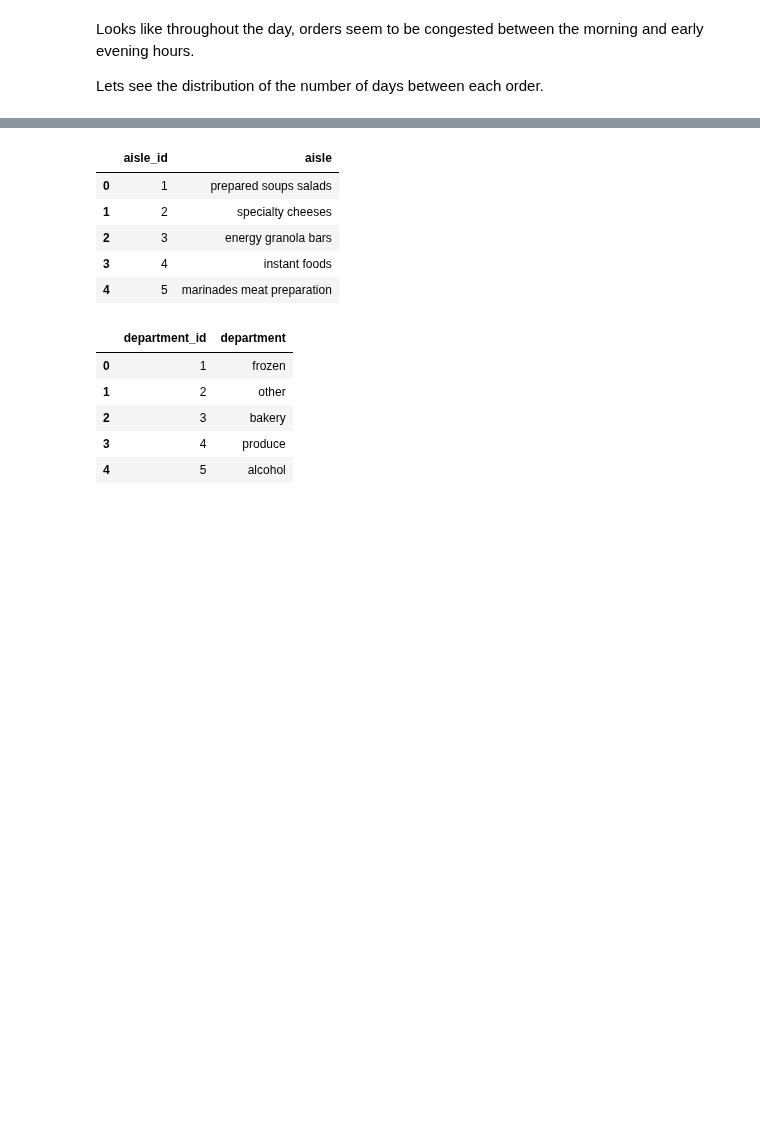
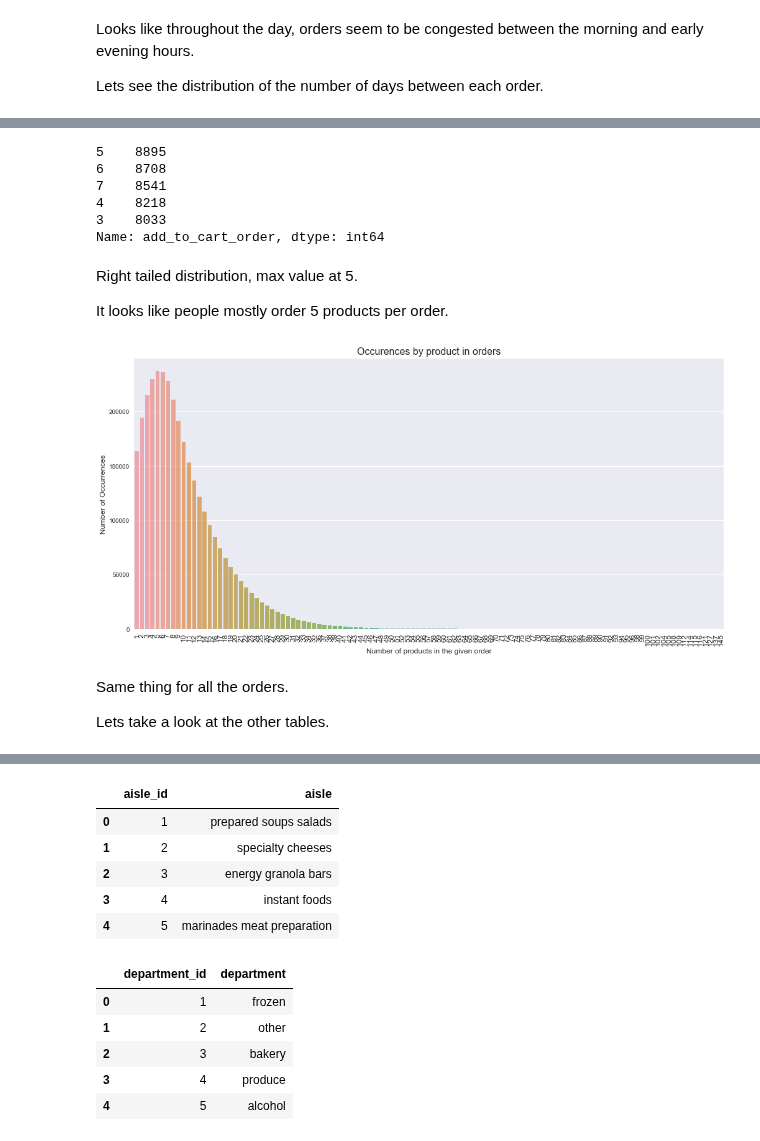
Before and after one commit to Edwardp17/Kaggle, a Jupyter notebook: instacart/instacart.ipynb, the cells around one changed output, grey strips where cells are left out. Cells and saved outputs as stored; diff of their text form; code cells hidden in the pictures; blank space fills up the shorter version.

```diff
--- a/instacart/instacart.ipynb
+++ b/instacart/instacart.ipynb
@@ -139,0 +196,30 @@ Before we go further, lets look at the other dataframes.
+# %%
+grouped_df['add_to_cart_order'].value_counts().head()
+# %% [output]
+5    8895
+6    8708
+7    8541
+4    8218
+3    8033
+Name: add_to_cart_order, dtype: int64
+# %% [markdown]
+Right tailed distribution, max value at 5.
+
+It looks like people mostly order 5 products per order.
+# %%
+orders_concat = pd.concat((order_products_prior_df,order_products_train_df))
+grouped_concat = orders_concat.groupby("order_id")["add_to_cart_order"].aggregate("max").reset_index()
+
+plt.figure(figsize=(17,8))
+sns.countplot('add_to_cart_order', data=grouped_concat, alpha=0.8)
+plt.ylabel('Number of Occurrences', fontsize=12)
+plt.xlabel('Number of products in the given order', fontsize=12)
+plt.xticks(rotation='vertical', fontsize=12)
+plt.title('Occurences by product in orders', fontsize=16)
+plt.show()
+# %% [output]
+[figure, added]
+# %% [markdown]
+Same thing for all the orders.
+
+Lets take a look at the other tables.
```
Also changed, not shown: parts of 54 cells of this notebook.
